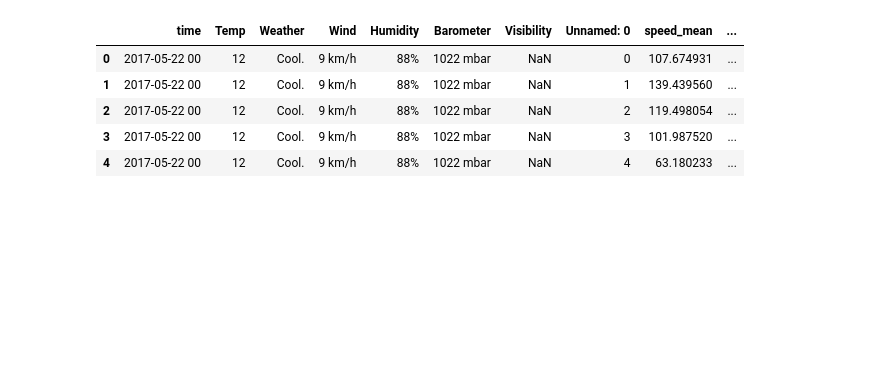
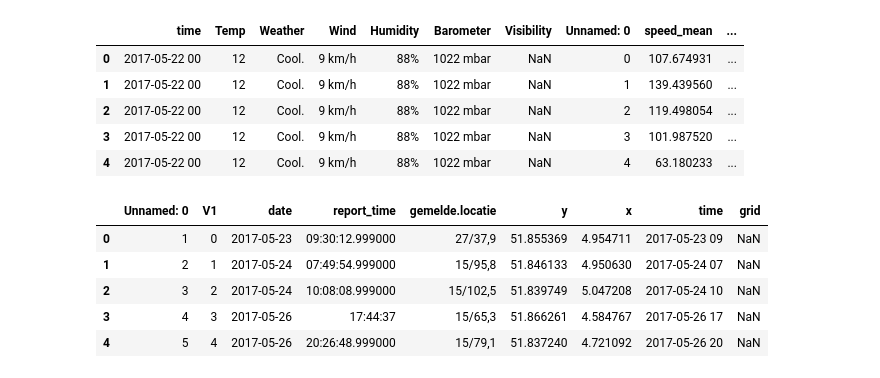
Before and after one commit to WPH2017Schipperke/data_modelling, a Jupyter notebook: eda.ipynb, the cells around one changed output. Saved outputs shown, nothing was run; the diff lists cells and outputs as text; code cells hidden in the pictures; blank space fills up the shorter version.

```diff
--- a/eda.ipynb
+++ b/eda.ipynb
@@ -195,9 +186,9 @@ diff_y = waze["locationy"].max() - waze["locationy"].min()
 diff_x /= 10
 diff_y /= 10
 # %%
-x_co = [waze["locationx"].min()+diff_x*i for i in range(11)]
+x_co = [waze["x"].min()+diff_x*i for i in range(11)]
 # %%
-y_co = [waze["locationy"].max()-diff_y*i for i in range(11)]
+y_co = [waze["y"].max()-diff_y*i for i in range(11)]
 # %%
 counter = 1
 dict_coord = {}
@@ -313,3 +339,19 @@ incidents_xy = pd.read_csv("../incident_with_xy.csv")
 incidents_xy['time'] = incidents_xy["date"] + " " + incidents_xy["report_time"]
 # %%
 incidents_xy['time'] = pd.to_datetime(incidents_xy["time"]).dt.strftime("%Y-%m-%d %H")
+# %%
+incidents_xy.columns = ['Unnamed: 0', 'V1', 'date', 'report_time', 'gemelde.locatie', 'y', 'x',
+       'time', 'grid']
+# %%
+incidents_xy["grid"] = -1
+for ix, row in incidents_xy.iterrows():
+    incidents_xy.loc[ix, "grid"] = grider(row)
+# %%
+incidents_xy.head()
+# %% [output]
+|  | Unnamed: 0 | V1 | date | report_time | gemelde.locatie | y | x | time | grid |
+| 0 | 1 | 0 | 2017-05-23 | 09:30:12.999000 | 27/37,9 | 51.855369 | 4.954711 | 2017-05-23 09 | NaN |
+| 1 | 2 | 1 | 2017-05-24 | 07:49:54.999000 | 15/95,8 | 51.846133 | 4.950630 | 2017-05-24 07 | NaN |
+| 2 | 3 | 2 | 2017-05-24 | 10:08:08.999000 | 15/102,5 | 51.839749 | 5.047208 | 2017-05-24 10 | NaN |
+| 3 | 4 | 3 | 2017-05-26 | 17:44:37 | 15/65,3 | 51.866261 | 4.584767 | 2017-05-26 17 | NaN |
+| 4 | 5 | 4 | 2017-05-26 | 20:26:48.999000 | 15/79,1 | 51.837240 | 4.721092 | 2017-05-26 20 | NaN |
```
Also changed, not shown: parts of 19 cells of this notebook.
